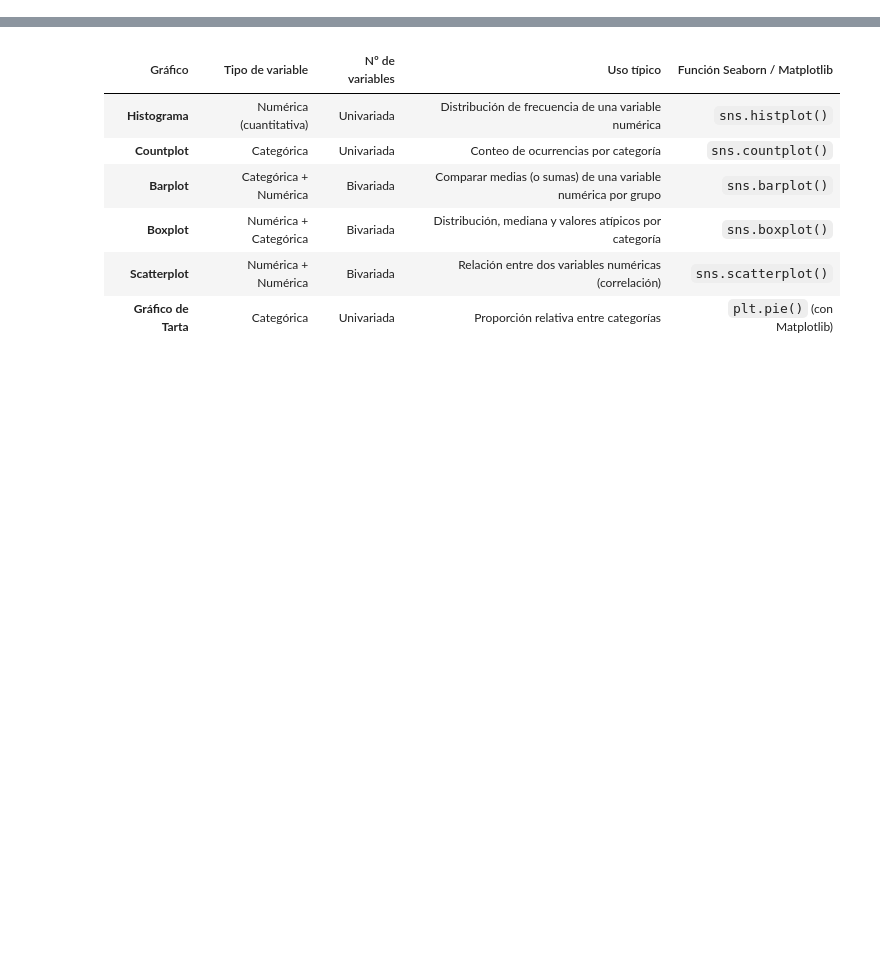
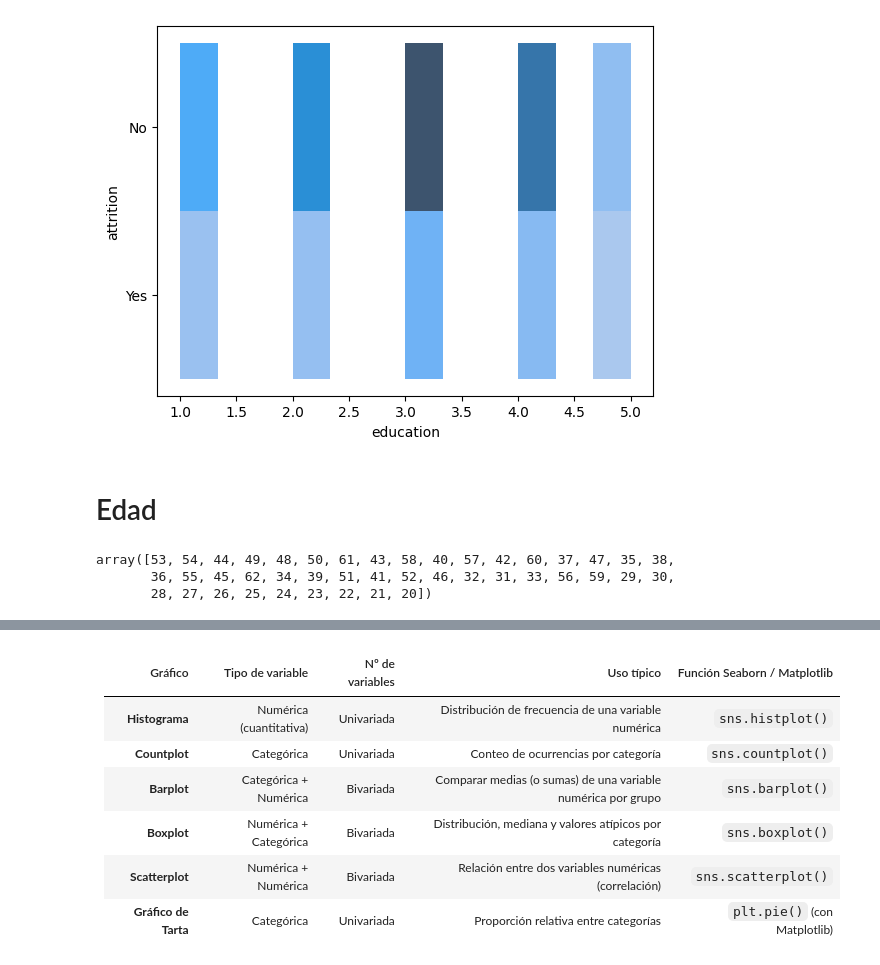
Before and after one commit to ana-nobre/Talent-Optimization-for-Corporation-HR-Data-Analytics, a Jupyter notebook: data_limpia_grafico_condiciones_carrera.ipynb, the cells around one changed output, grey strips where cells are left out. Saved outputs shown, nothing was run; the diff lists cells and outputs as text; code cells hidden in the pictures; blank space fills up the shorter version.

```diff
--- a/data_limpia_grafico_condiciones_carrera.ipynb
+++ b/data_limpia_grafico_condiciones_carrera.ipynb
@@ -100,0 +203,4 @@ df_cond_lab.head()
+# %%
+sns.histplot(data=df_activos, x='education', y='attrition');
+# %% [output]
+[figure, added]
@@ -100,0 +218,2 @@ df_cond_lab.head()
+# %% [markdown]
+# Edad
@@ -100,0 +232,6 @@ df_cond_lab.head()
+# %%
+df['age'].unique()
+# %% [output]
+array([53, 54, 44, 49, 48, 50, 61, 43, 58, 40, 57, 42, 60, 37, 47, 35, 38,
+       36, 55, 45, 62, 34, 39, 51, 41, 52, 46, 32, 31, 33, 56, 59, 29, 30,
+       28, 27, 26, 25, 24, 23, 22, 21, 20])
```
Also changed, not shown: parts of 32 cells of this notebook, 3 other files.
